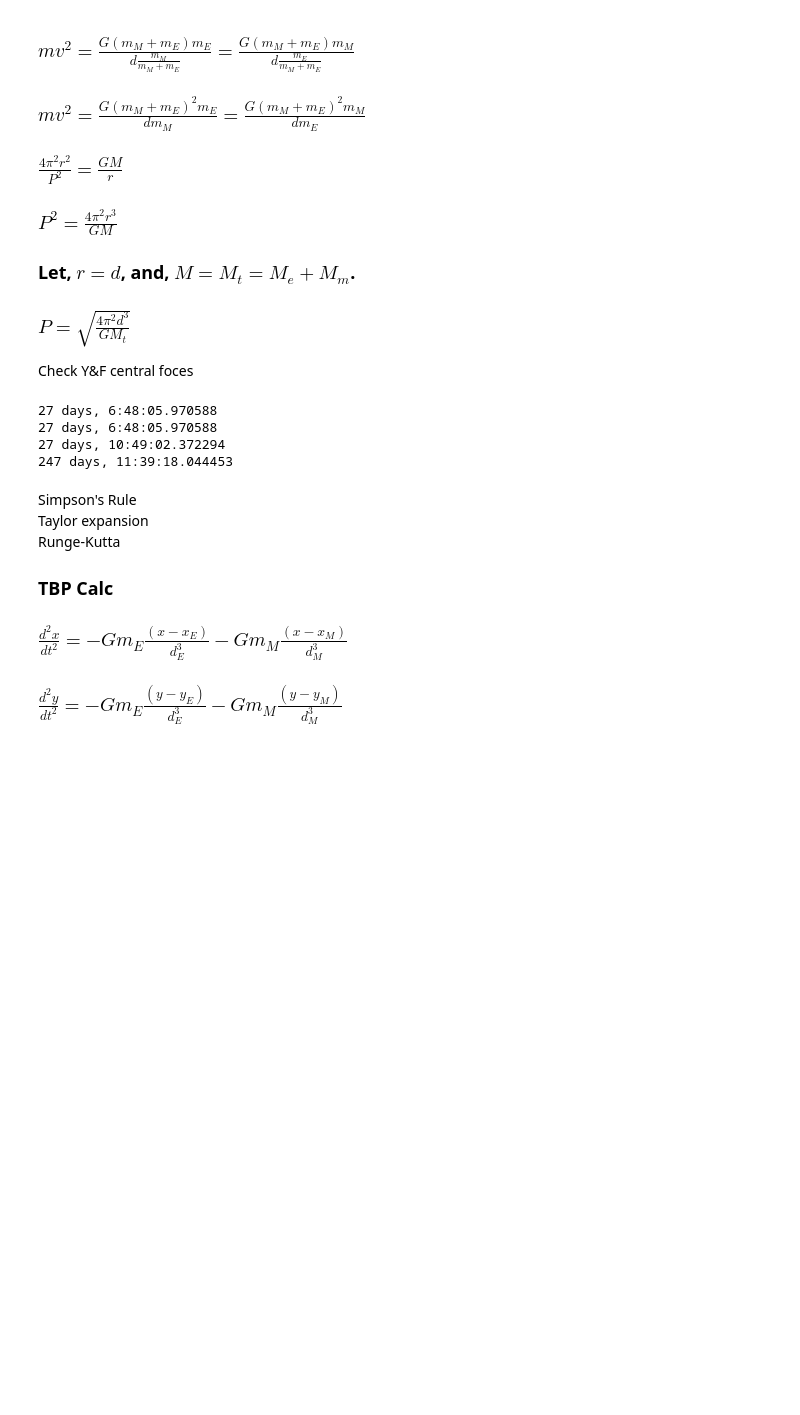
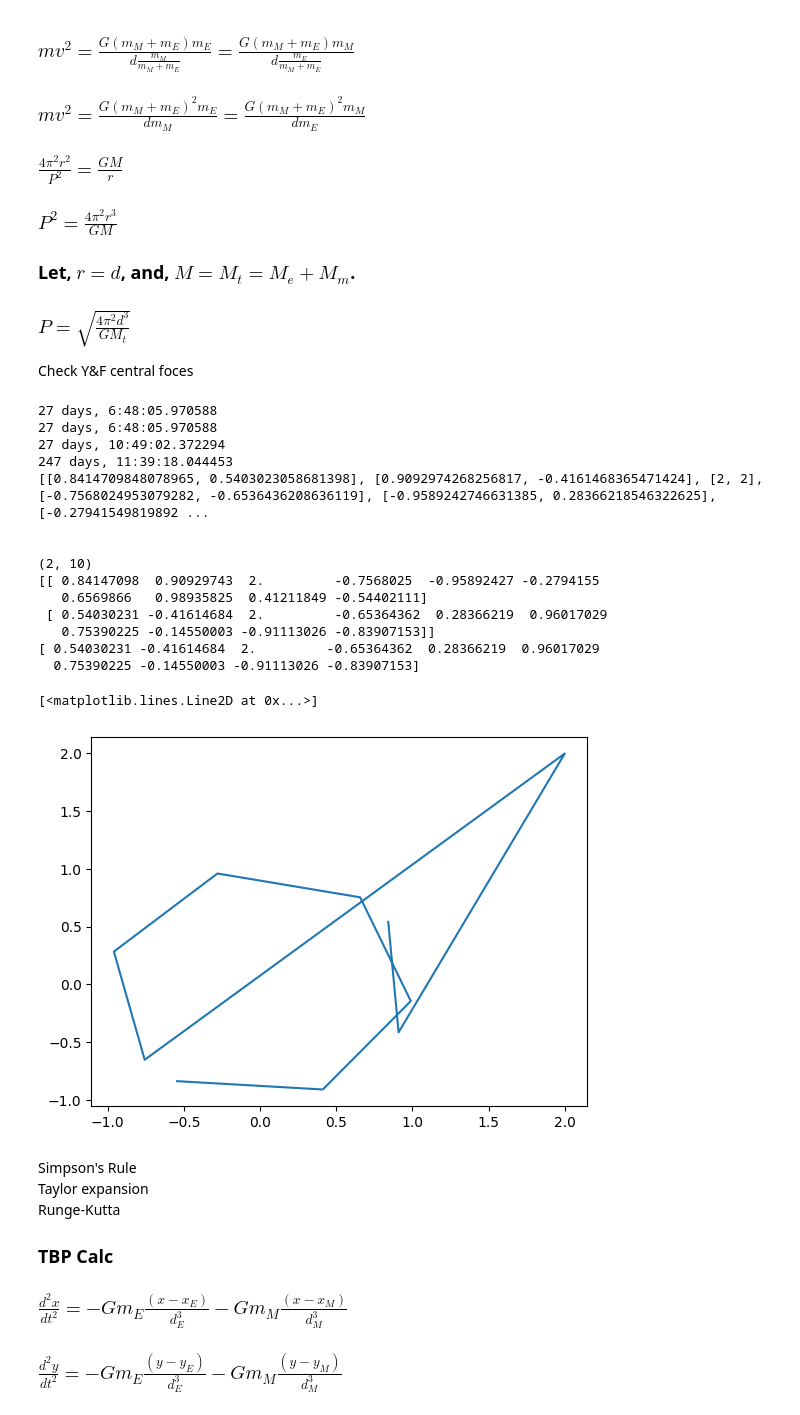
Before and after one commit to HalconDorado/CPr-3BodyProblem, a Jupyter notebook: test zone.ipynb, the cells around one changed output. Saved outputs shown, nothing was run; the diff lists cells and outputs as text; code cells hidden in the pictures; blank space fills up the shorter version.

```diff
--- a/test zone.ipynb
+++ b/test zone.ipynb
@@ -128,27 +143,52 @@ Check Y&F central foces
 # %%
 a = 2357285.970587522
 b = timedelta(seconds = a)
 print(b)
 
 Me = 5.9742e24
 Mm = 7.35e22
 Mt = Me + Mm
 Re = d*Mm/Mt
 Rm = d*Me/Mt
 G0 = 6.6726e-11
 d = 3.844e8
 
 P = np.sqrt(4 * np.pi**2 * (d)**3 / G0 / Mt)
 print(timedelta(seconds = P))
 P = np.sqrt(4 * np.pi**2 * d**3 / G0 / Me)
 print(timedelta(seconds = P))
 P = np.sqrt(4 * np.pi**2 * d**3 / G0 / Mm)
 print(timedelta(seconds = P))
+
+test = np.zeros((10,2))
+t = np.linspace(1,10,10)
+test = [[np.sin(t[i]),np.cos(t[i])] for i in range(10)]
+test[2] = [2,2]
+print(test)
+ax = plt.figure().add_subplot()
+test = np.transpose(test)
+print("\n")
+print(np.shape(test))
+print(test)
+print(test[1])
+ax.plot(*test)
 # %% [output]
 27 days, 6:48:05.970588
 27 days, 6:48:05.970588
 27 days, 10:49:02.372294
 247 days, 11:39:18.044453
+[[0.8414709848078965, 0.5403023058681398], [0.9092974268256817, -0.4161468365471424], [2, 2], [-0.7568024953079282, -0.6536436208636119], [-0.9589242746631385, 0.28366218546322625], [-0.27941549819892 ...
+
+
+(2, 10)
+[[ 0.84147098  0.90929743  2.         -0.7568025  -0.95892427 -0.2794155
+   0.6569866   0.98935825  0.41211849 -0.54402111]
+ [ 0.54030231 -0.41614684  2.         -0.65364362  0.28366219  0.96017029
+   0.75390225 -0.14550003 -0.91113026 -0.83907153]]
+[ 0.54030231 -0.41614684  2.         -0.65364362  0.28366219  0.96017029
+  0.75390225 -0.14550003 -0.91113026 -0.83907153]
+[<matplotlib.lines.Line2D at 0x...>]
+[figure, added]
 # %% [markdown]
 Simpson's Rule\
 Taylor expansion\
```
Also changed, not shown: parts of 2 cells of this notebook.
